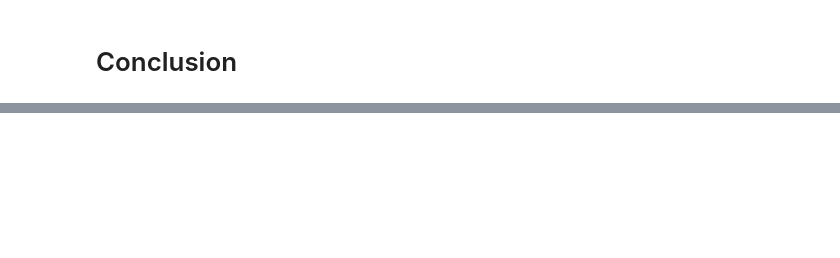
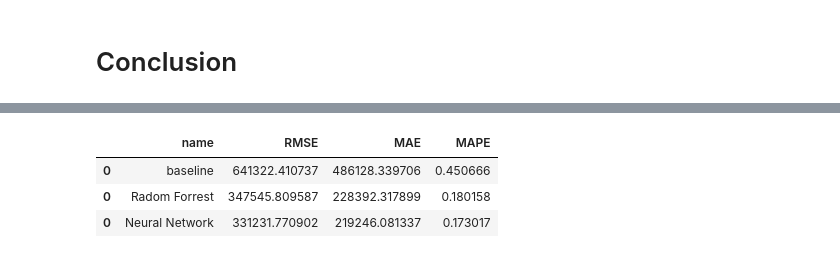
Before and after one commit to FHKrieg/DeepLearningAbschluss, a Jupyter notebook: EDA2.ipynb, the cells around one changed output, grey strips where cells are left out. Saved outputs shown, nothing was run; the diff lists cells and outputs as text; code cells hidden in the pictures; blank space fills up the shorter version.

```diff
--- a/EDA2.ipynb
+++ b/EDA2.ipynb
@@ -689,0 +602,19 @@ math.sqrt(rs2["best_rmse"])
+# %%
+ResultsList = []
+i = 0
+for res in Results:
+    ResultsDict= {
+        "name": res["name"],
+        "RMSE": res["scores"]["RMSE"],
+        "MAE": res["scores"]["MAE"],
+        "MAPE": res["scores"]["MAPE"]
+    }
+    ResultsList.append(pd.DataFrame.from_dict(ResultsDict, orient="index").transpose())
+
+ResultsDF = pd.concat(ResultsList)
+ResultsDF
+# %% [output]
+|  | name | RMSE | MAE | MAPE |
+| 0 | baseline | 641322.410737 | 486128.339706 | 0.450666 |
+| 0 | Radom Forrest | 347545.809587 | 228392.317899 | 0.180158 |
+| 0 | Neural Network | 331231.770902 | 219246.081337 | 0.173017 |
```
Also changed, not shown: parts of 81 cells of this notebook.
